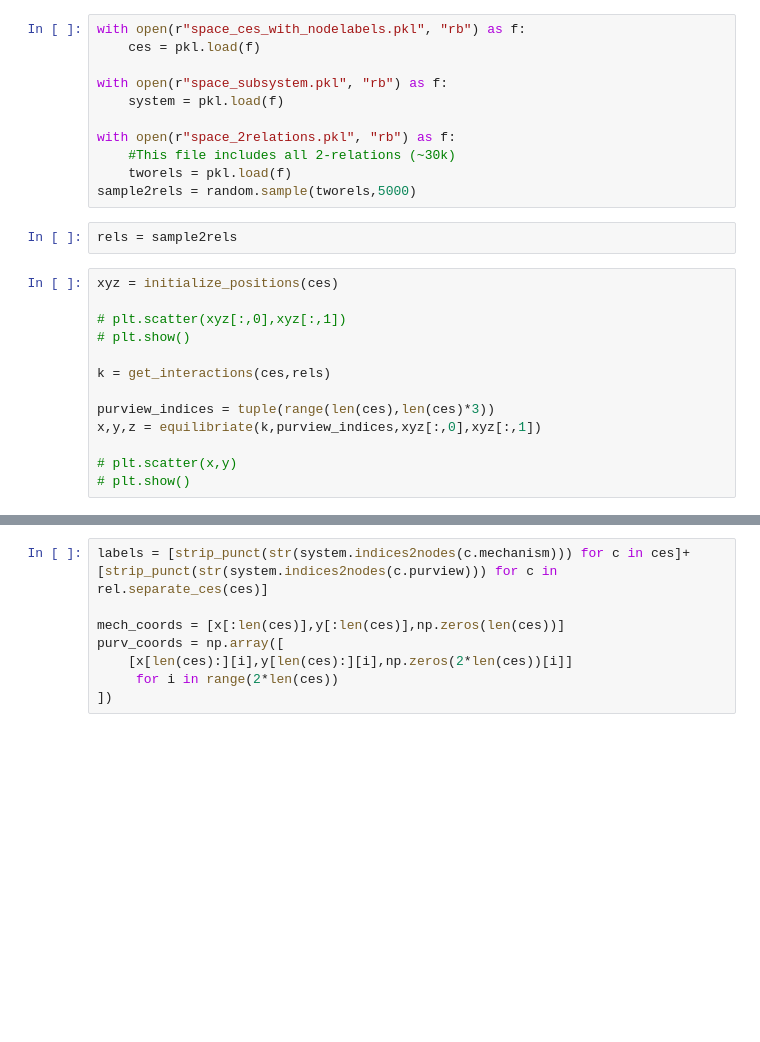
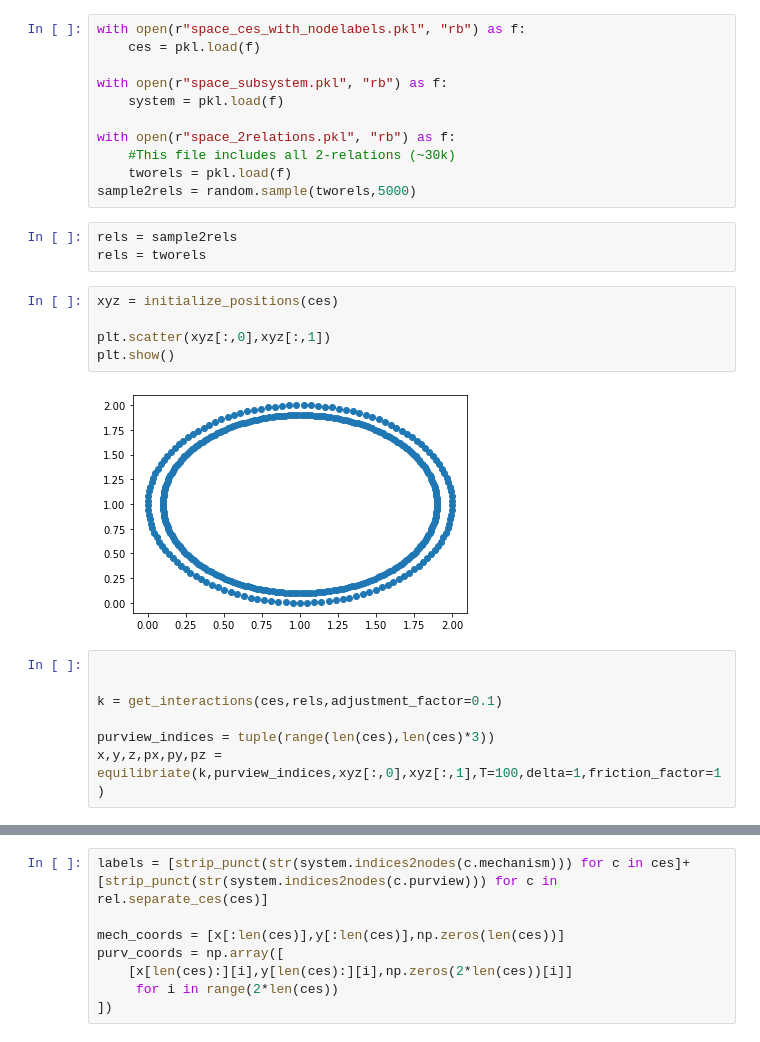
Before and after one commit to matteograsso/pyphi, a Jupyter notebook: spring_plots/spring_plots.ipynb, the cells around one changed output, grey strips where cells are left out. Cells and saved outputs as stored; diff of their text form; blank space fills up the shorter version.

```diff
--- a/spring_plots/spring_plots.ipynb
+++ b/spring_plots/spring_plots.ipynb
@@ -162,16 +190,18 @@ with open(r"space_2relations.pkl", "rb") as f:
 sample2rels = random.sample(tworels,5000)
 # %%
 rels = sample2rels
+rels = tworels
+# %%
+xyz = initialize_positions(ces)
+
+plt.scatter(xyz[:,0],xyz[:,1])
+plt.show()
+# %% [output]
+[figure, added]
 # %%
-xyz = initialize_positions(ces)
 
-# plt.scatter(xyz[:,0],xyz[:,1])
-# plt.show()
 
-k = get_interactions(ces,rels)
+k = get_interactions(ces,rels,adjustment_factor=0.1)
 
 purview_indices = tuple(range(len(ces),len(ces)*3))
-x,y,z = equilibriate(k,purview_indices,xyz[:,0],xyz[:,1])
-
-# plt.scatter(x,y)
-# plt.show()
+x,y,z,px,py,pz = equilibriate(k,purview_indices,xyz[:,0],xyz[:,1],T=100,delta=1,friction_factor=1)
```
Also changed, not shown: parts of 15 cells of this notebook.
